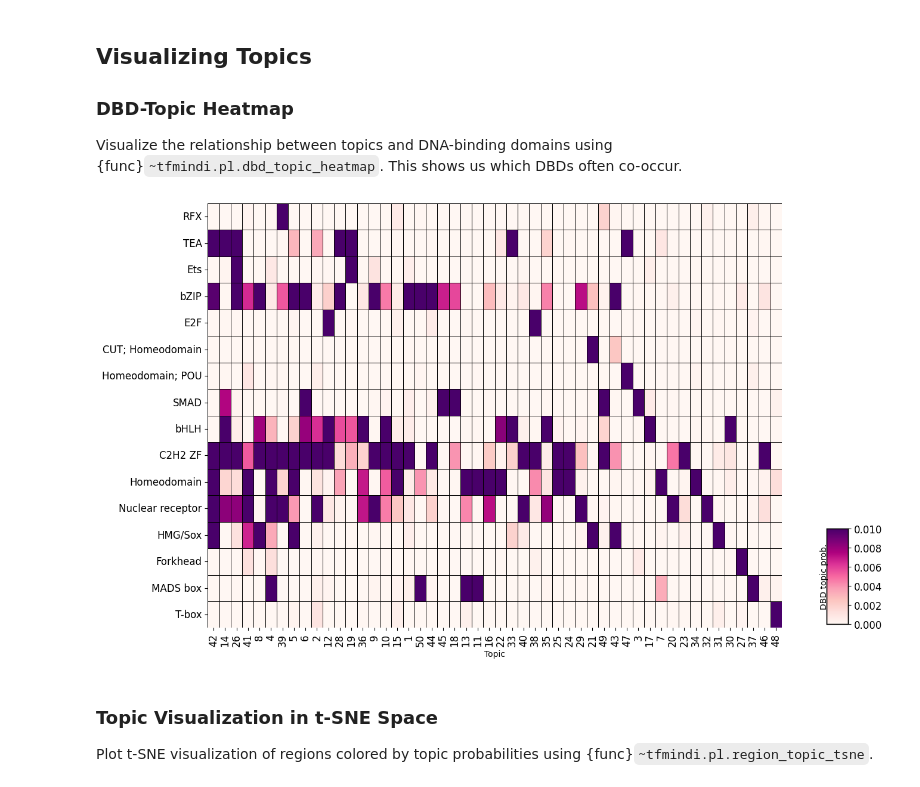
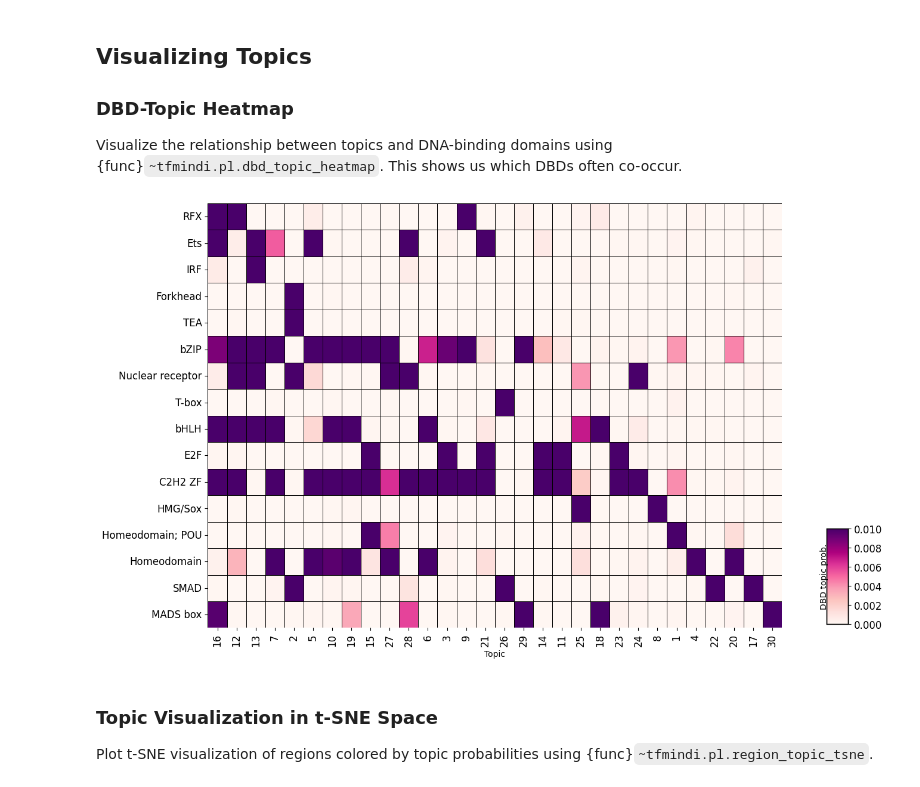
Before and after one commit to aertslab/TF-MInDi, a Jupyter notebook: docs/notebooks/03_region_topic_analysis.ipynb, the cells around one changed output. Cells and saved outputs as stored; diff of their text form; code cells hidden in the pictures.

```diff
--- a/docs/notebooks/03_region_topic_analysis.ipynb
+++ b/docs/notebooks/03_region_topic_analysis.ipynb
@@ -22,5 +24,5 @@ Each region gets a topic probability distribution, and each topic represents a p
 # %%
 # Run topic modeling with 15 topics
-model, region_topic, count_table = tm.tl.run_topic_modeling(adata, n_topics=15, random_state=42)
+tm.tl.run_topic_modeling(adata, n_topics=15, random_state=42)
 # %% [output]
 Filtered 0 seqlets with unknown DBD annotations
@@ -148,3 +153,0 @@ Based on the LL scores, choose the optimal number of topics and rerun the model
-# %%
-# Rerun with optimal number of topics if different from 15
-model, region_topic, count_table = tm.tl.run_topic_modeling(adata, n_topics=50, random_state=42)
@@ -202,14 +175,13 @@ This shows us which DBDs often co-occur.
 # %%
 %matplotlib inline
 tm.pl.dbd_topic_heatmap(
     adata,
-    cluster_topic_matrix,
     width=12,
     height=8,
     x_label_rotation=90,
 )
 # %% [output]
-[figure, old version]
+[figure, new version]
 # %% [markdown]
 ### Topic Visualization in t-SNE Space
 
```
Also changed, not shown: parts of 11 cells of this notebook, 6 other files.
